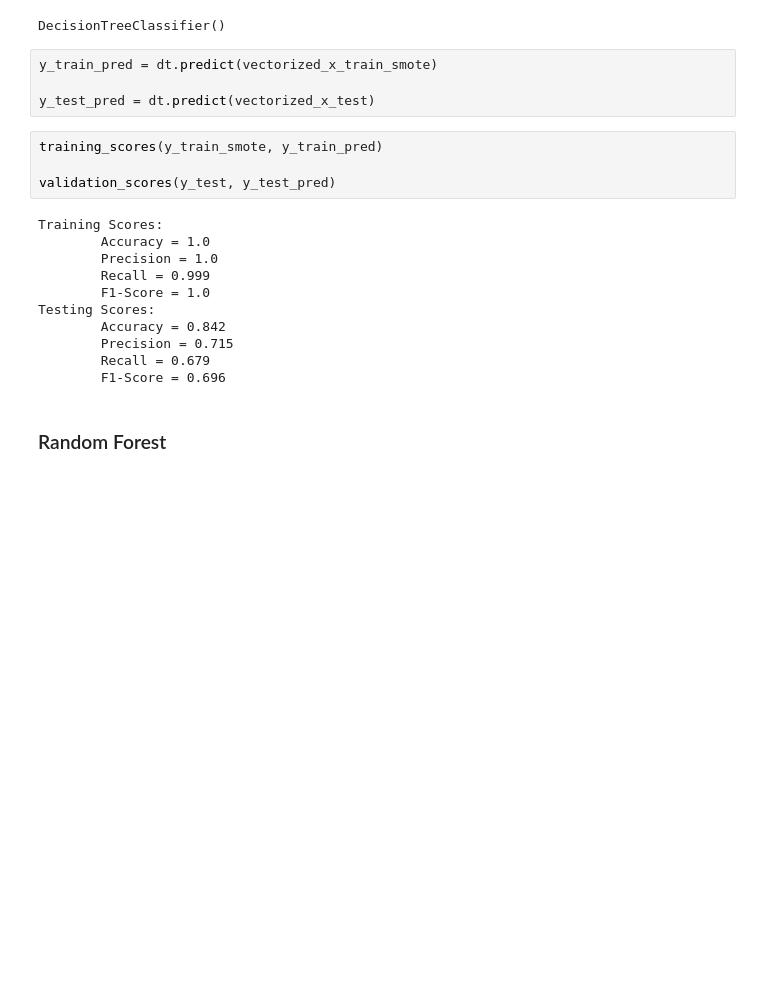
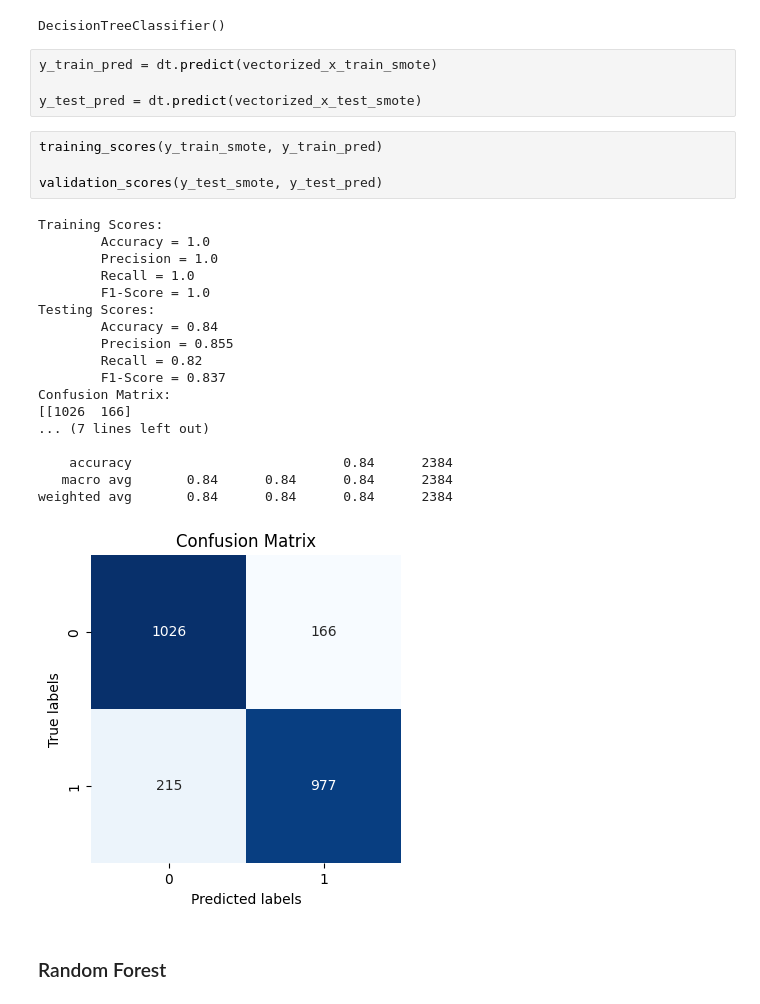
Before and after one commit to SandeepJeewandara/Sentiment_Analyzer, a Jupyter notebook: notebooks/model_building.ipynb, the cells around one changed output. Cells and saved outputs as stored; diff of their text form; blank space fills up the shorter version.

```diff
--- a/notebooks/model_building.ipynb
+++ b/notebooks/model_building.ipynb
@@ -458,22 +513,30 @@ DecisionTreeClassifier()
 # %%
 y_train_pred = dt.predict(vectorized_x_train_smote)
 
-y_test_pred = dt.predict(vectorized_x_test)
+y_test_pred = dt.predict(vectorized_x_test_smote)
 # %%
 training_scores(y_train_smote, y_train_pred)
 
-validation_scores(y_test, y_test_pred)
+validation_scores(y_test_smote, y_test_pred)
 # %% [output]
 Training Scores:
         Accuracy = 1.0
         Precision = 1.0
-        Recall = 0.999
+        Recall = 1.0
         F1-Score = 1.0
 Testing Scores:
-        Accuracy = 0.842
-        Precision = 0.715
-        Recall = 0.679
-        F1-Score = 0.696
+        Accuracy = 0.84
+        Precision = 0.855
+        Recall = 0.82
+        F1-Score = 0.837
+Confusion Matrix:
+[[1026  166]
+... (7 lines left out)
+
+    accuracy                           0.84      2384
+   macro avg       0.84      0.84      0.84      2384
+weighted avg       0.84      0.84      0.84      2384
+[figure, added]
 # %% [markdown]
 ### Random Forest
 # %%
```
Also changed, not shown: parts of 24 cells of this notebook, 9 other files.
